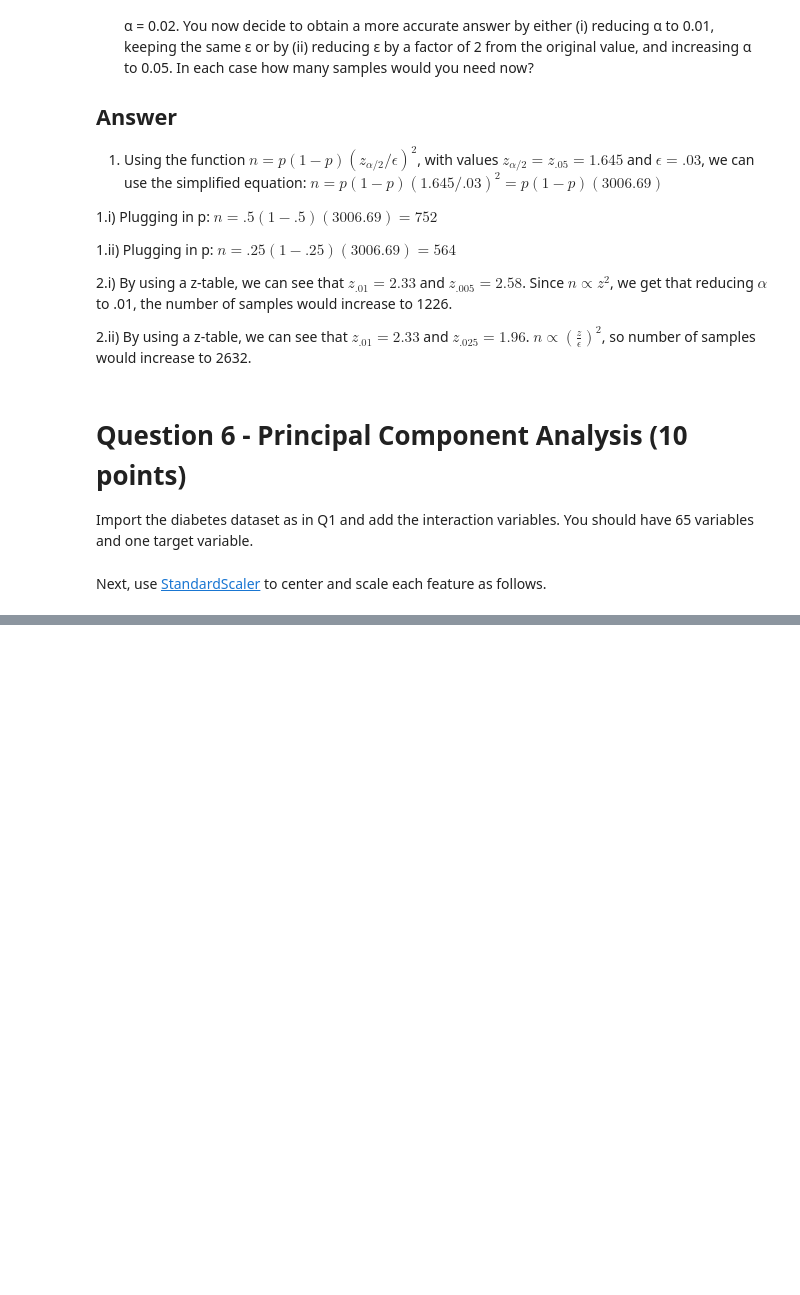
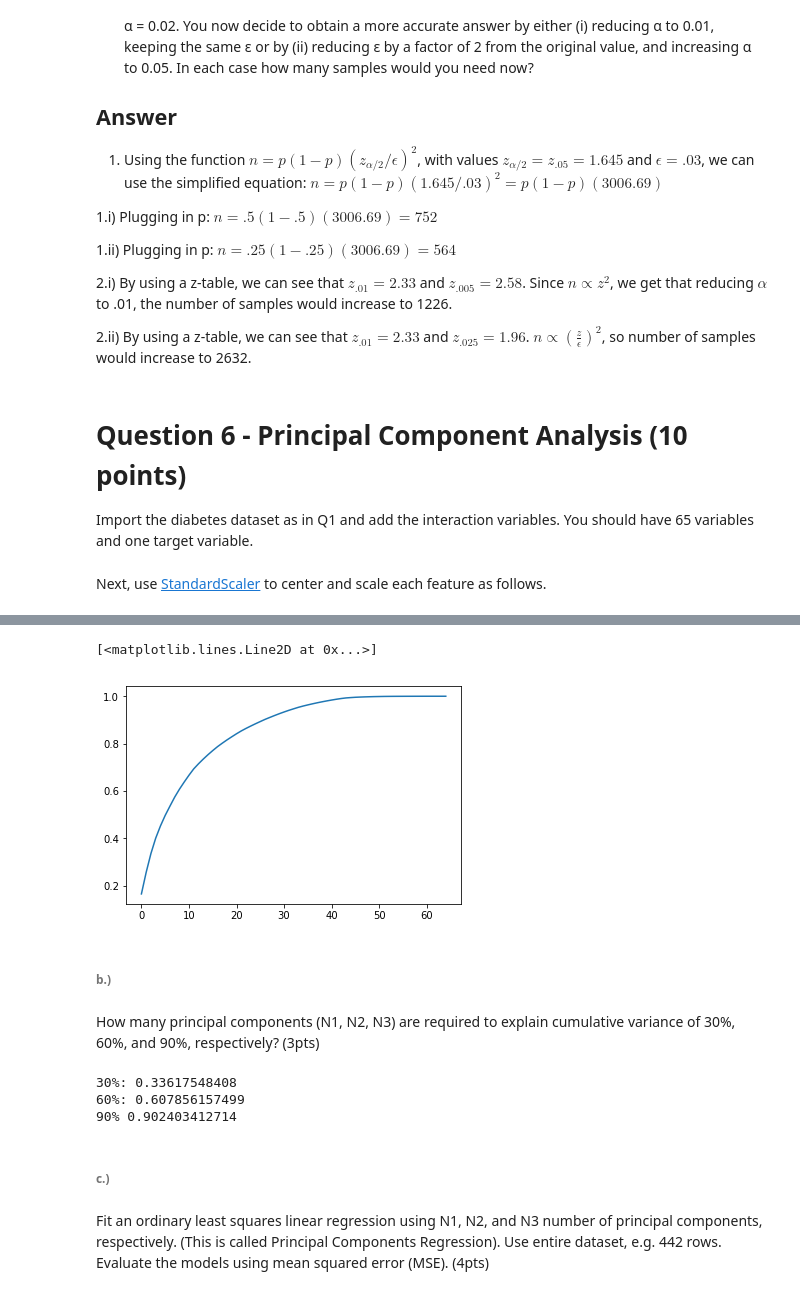
Before and after one commit to bconnorwhite/EE-461P, a Jupyter notebook: HW2/HW2.ipynb, the cells around one changed output, grey strips where cells are left out. Saved outputs shown, nothing was run; the diff lists cells and outputs as text; code cells hidden in the pictures; blank space fills up the shorter version.

```diff
--- a/HW2/HW2.ipynb
+++ b/HW2/HW2.ipynb
@@ -434,0 +441,31 @@ X = stdScaler.fit_transform(X)
+# %%
+plt.plot(np.cumsum(pca.explained_variance_ratio_))
+# %% [output]
+[<matplotlib.lines.Line2D at 0x...>]
+[figure, added]
+# %% [markdown]
+###### b.)
+# %% [markdown]
+How many principal components (N1, N2, N3) are required to explain cumulative variance of 30%, 60%, and 90%, respectively? (3pts)
+# %%
+found = 0
+counter = -
+for n in np.cumsum(pca.explained_variance_ratio_):
+    counter++
+    if n > 0.3 and found == 0:
+        print("30%:", counter)
+        found = 1
+    elif n > 0.6 and found == 1:
+        print("60%:", counter)
+        found = 2
+    elif n> 0.9 and found == 2:
+        print("90%", counter)
+        found = 3
+# %% [output]
+30%: 0.33617548408
+60%: 0.607856157499
+90% 0.902403412714
+# %% [markdown]
+###### c.)
+# %% [markdown]
+Fit an ordinary least squares linear regression using N1, N2, and N3 number of principal components, respectively.  (This is called Principal Components Regression). Use entire dataset, e.g. 442 rows. Evaluate the models using mean squared error (MSE). (4pts)
```
Also changed, not shown: parts of 3 cells of this notebook.
